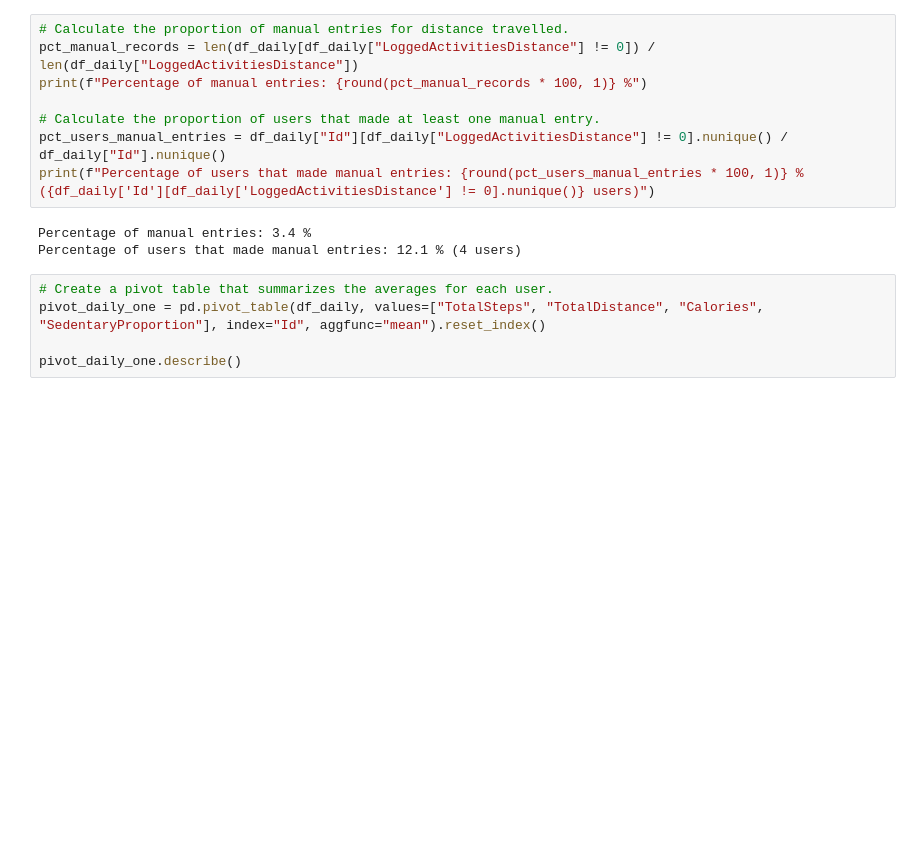
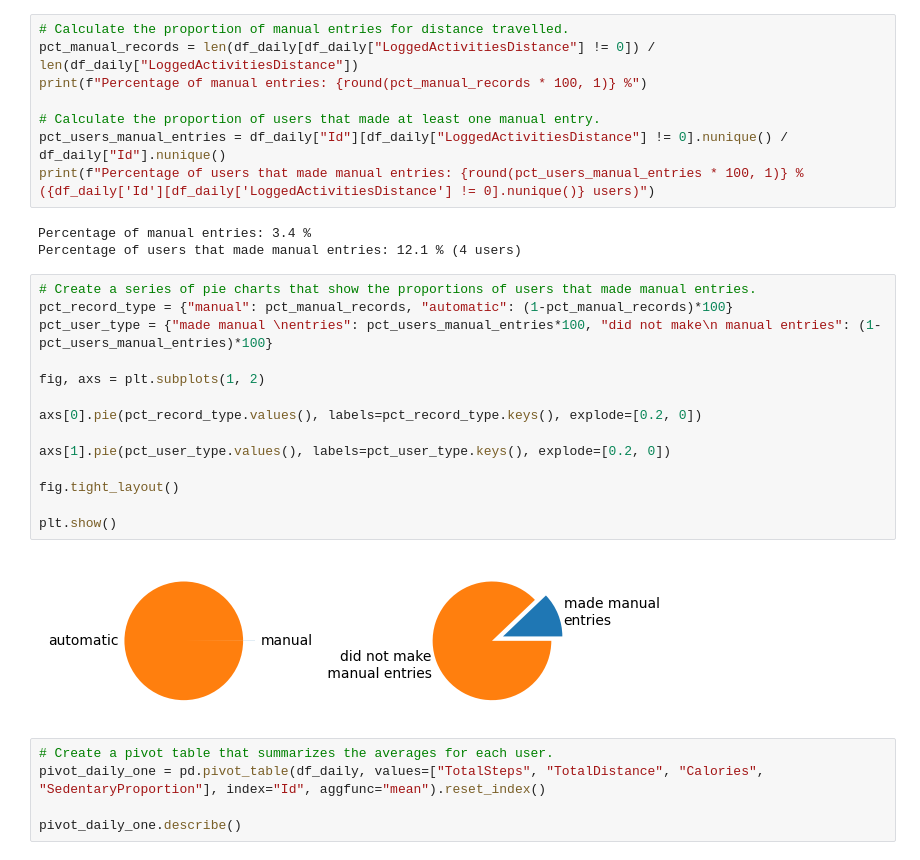
Before and after one commit to Rustic-Citrus/BellabeatAnalysis, a Jupyter notebook: FitbitDatasetAnalysis.ipynb, the cells around one changed output. Drawn from its saved outputs; the diff is of its cells as text; blank space fills up the shorter version.

```diff
--- a/FitbitDatasetAnalysis.ipynb
+++ b/FitbitDatasetAnalysis.ipynb
@@ -433,6 +433,22 @@ print(f"Percentage of users that made manual entries: {round(pct_users_manual_en
 # %% [output]
 Percentage of manual entries: 3.4 %
 Percentage of users that made manual entries: 12.1 % (4 users)
+# %%
+# Create a series of pie charts that show the proportions of users that made manual entries.
+pct_record_type = {"manual": pct_manual_records, "automatic": (1-pct_manual_records)*100}
+pct_user_type = {"made manual \nentries": pct_users_manual_entries*100, "did not make\n manual entries": (1-pct_users_manual_entries)*100}
+
+fig, axs = plt.subplots(1, 2)
+
+axs[0].pie(pct_record_type.values(), labels=pct_record_type.keys(), explode=[0.2, 0])
+
+axs[1].pie(pct_user_type.values(), labels=pct_user_type.keys(), explode=[0.2, 0])
+
+fig.tight_layout()
+
+plt.show()
+# %% [output]
+[figure, added]
 # %%
 # Create a pivot table that summarizes the averages for each user.
 pivot_daily_one = pd.pivot_table(df_daily, values=["TotalSteps", "TotalDistance", "Calories", "SedentaryProportion"], index="Id", aggfunc="mean").reset_index()
```
Also changed, not shown: parts of 11 cells of this notebook, 11 other files.
